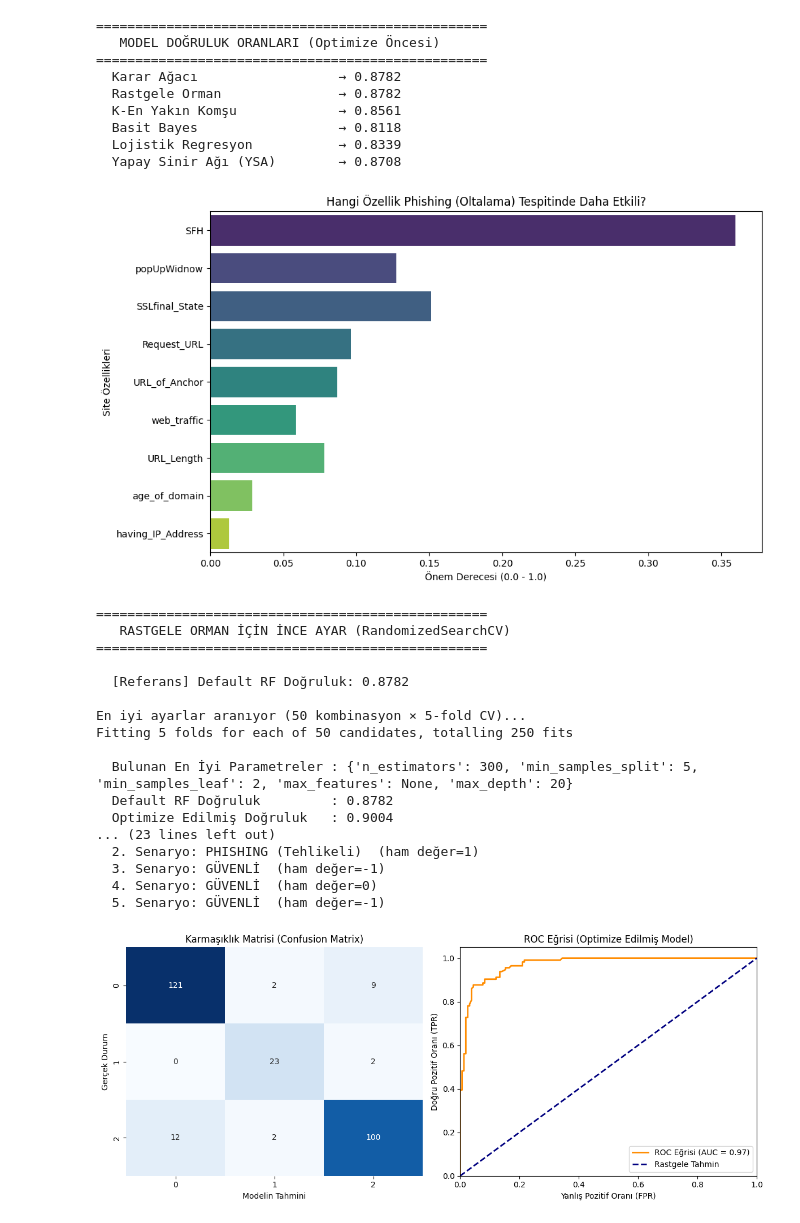
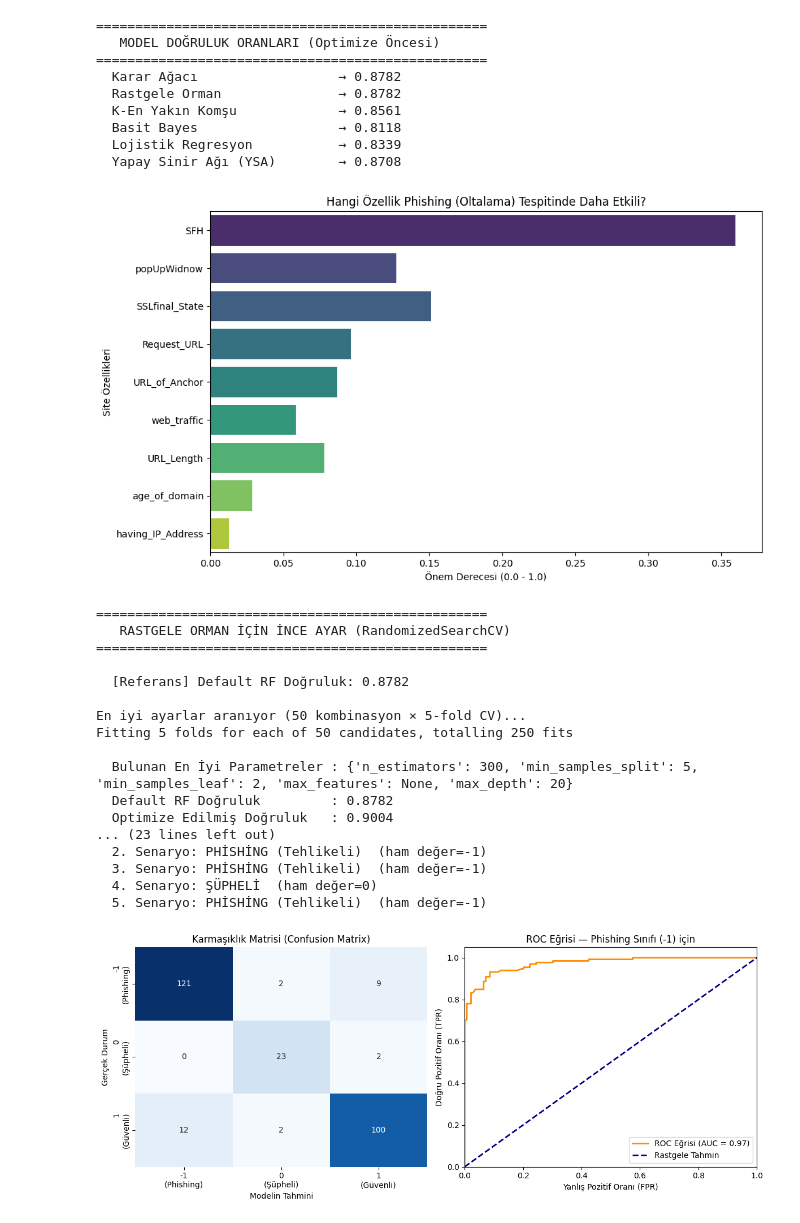
Before and after one commit to MHKayahan/Veri-Bilimine-Giris-2025-2026-Proje--Website-Phishing-, a Jupyter notebook: src/VeriBilimineGirisProje.ipynb, the cells around one changed output. Drawn from its saved outputs; the diff is of its cells as text; code cells hidden in the pictures.

```diff
--- a/src/VeriBilimineGirisProje.ipynb
+++ b/src/VeriBilimineGirisProje.ipynb
@@ -81,11 +81,9 @@ print("\n" + "="*50)
 print("   RASTGELE ORMAN İÇİN İNCE AYAR (RandomizedSearchCV)")
 print("="*50)
 
-# ── Default modelin doğruluğunu referans olarak kaydet
 default_acc = accuracy_score(y_test, rf_model.predict(X_test))
 print(f"\n  [Referans] Default RF Doğruluk: {default_acc:.4f}")
 
-# ── Genişletilmiş parametre uzayı
 param_dist = {
     'n_estimators':      [50, 100, 200, 300, 500],
     'max_depth':         [None, 5, 10, 20, 30],
@@ -97,7 +95,7 @@ param_dist = {
 rf_random = RandomizedSearchCV(
     estimator=RandomForestClassifier(random_state=42),
     param_distributions=param_dist,
-    n_iter=50,        # 50 farklı kombinasyonu dene
+    n_iter=50,
     cv=5,
     n_jobs=-1,
     random_state=42,
@@ -116,7 +114,6 @@ print(f"  Default RF Doğruluk         : {default_acc:.4f}")
 print(f"  Optimize Edilmiş Doğruluk   : {optimized_accuracy:.4f}")
 print(f"  Kazanım                     : {(optimized_accuracy - default_acc):+.4f}")
 
-
 #  VERİ SETİNİN İLK 5 SATIRI
 print("\nVeri Setinin İlk 5 Satırı:")
 print(df.head())
@@ -127,38 +124,50 @@ print("   SENTETİK VERİ TESTİ")
 print("="*50)
 
 sentetik_veriler = [
-    [1,  1,  1,  1,  1,  1,  1,  1,  1],   # Tüm özellikler phishing
-    [-1, -1, -1, -1, -1, -1, -1, -1, -1],  # Tüm özellikler güvenli
-    [1,  -1, -1, 1,  0, -1,  1,  1,  0],   # Karışık
-    [0,   0,  0,  0,  0,  0,  0,  0,  0],  # Hepsi şüpheli
-    [1,   1, -1,  1,  1,  1,  1,  1,  1],  # Büyük çoğunluk phishing
+    [-1, -1, -1, -1, -1, -1, -1, -1, -1],  # Tüm özellikler phishing sinyali
+    [ 1,  1,  1,  1,  1,  1,  1,  1,  1],  # Tüm özellikler güvenli sinyali
+    [ 1, -1, -1,  1,  0, -1,  1,  1,  0],  # Karışık
+    [ 0,  0,  0,  0,  0,  0,  0,  0,  0],  # Hepsi şüpheli
+    [ 1,  1, -1,  1,  1,  1,  1,  1,  1],  # Büyük çoğunluk güvenli sinyali
 ]
+
+etiket_map = {-1: "PHİSHİNG (Tehlikeli)", 0: "ŞÜPHELİ", 1: "GÜVENLİ"}
 
 sentetik_df = pd.DataFrame(sentetik_veriler, columns=X.columns)
 sentetik_tahminler = best_rf_model.predict(sentetik_df)
 
 print("\nSentetik Siteler İçin Tahminler:")
 for i, tahmin in enumerate(sentetik_tahminler):
-    sonuc = "PHISHING (Tehlikeli)" if tahmin == 1 else "GÜVENLİ"
+    sonuc = etiket_map[tahmin]
     print(f"  {i+1}. Senaryo: {sonuc}  (ham değer={tahmin})")
 
 #  KARMAŞIKLIK MATRİSİ + ROC EĞRİSİ
 plt.figure(figsize=(12, 5))
 
 # ── Sol: Confusion Matrix
+#Eksende -1, 0, 1 göster (sklearn otomatik 0,1,2 yazar)
 plt.subplot(1, 2, 1)
-cm = confusion_matrix(y_test, optimized_predictions)
-sns.heatmap(cm, annot=True, fmt="d", cmap="Blues", cbar=False)
+classes_sorted = sorted(best_rf_model.classes_)  # [-1, 0, 1]
+cm = confusion_matrix(y_test, optimized_predictions, labels=classes_sorted)
+sns.heatmap(
+    cm,
+    annot=True,
+    fmt="d",
+    cmap="Blues",
+    cbar=False,
+    xticklabels=[f"{c}\n({'Phishing' if c==-1 else 'Şüpheli' if c==0 else 'Güvenli'})" for c in classes_sorted],
+    yticklabels=[f"{c}\n({'Phishing' if c==-1 else 'Şüpheli' if c==0 else 'Güvenli'})" for c in classes_sorted]
+)
 plt.title("Karmaşıklık Matrisi (Confusion Matrix)")
 plt.xlabel("Modelin Tahmini")
 plt.ylabel("Gerçek Durum")
 
-# ── Sağ: ROC Eğrisi
+# ── Sağ: ROC Eğrisi — Phishing sınıfı (-1) için
 plt.subplot(1, 2, 2)
 
 classes = list(best_rf_model.classes_)
-# Hedef sınıf olarak "1" (phishing) kullan; yoksa son sınıfı al
-target_class = 1 if 1 in classes else classes[-1]
+#Hedef sınıf -1 (Phishing)
+target_class = -1 if -1 in classes else classes[0]
 target_idx   = classes.index(target_class)
 
 y_prob        = best_rf_model.predict_proba(X_test)[:, target_idx]
@@ -175,37 +184,37 @@ plt.xlim([0.0, 1.0])
 plt.ylim([0.0, 1.05])
 plt.xlabel('Yanlış Pozitif Oranı (FPR)')
 plt.ylabel('Doğru Pozitif Oranı (TPR)')
-plt.title('ROC Eğrisi (Optimize Edilmiş Model)')
+plt.title('ROC Eğrisi — Phishing Sınıfı (-1) için')
 plt.legend(loc="lower right")
 
 plt.tight_layout()
 plt.show()
 # %% [output]
 ==================================================
    MODEL DOĞRULUK ORANLARI (Optimize Öncesi)
 ==================================================
   Karar Ağacı                  → 0.8782
   Rastgele Orman               → 0.8782
   K-En Yakın Komşu             → 0.8561
   Basit Bayes                  → 0.8118
   Lojistik Regresyon           → 0.8339
   Yapay Sinir Ağı (YSA)        → 0.8708
 [figure]
 ==================================================
    RASTGELE ORMAN İÇİN İNCE AYAR (RandomizedSearchCV)
 ==================================================
 
   [Referans] Default RF Doğruluk: 0.8782
 
 En iyi ayarlar aranıyor (50 kombinasyon × 5-fold CV)...
 Fitting 5 folds for each of 50 candidates, totalling 250 fits
 
   Bulunan En İyi Parametreler : {'n_estimators': 300, 'min_samples_split': 5, 'min_samples_leaf': 2, 'max_features': None, 'max_depth': 20}
   Default RF Doğruluk         : 0.8782
   Optimize Edilmiş Doğruluk   : 0.9004
 ... (23 lines left out)
-  2. Senaryo: PHISHING (Tehlikeli)  (ham değer=1)
-  3. Senaryo: GÜVENLİ  (ham değer=-1)
-  4. Senaryo: GÜVENLİ  (ham değer=0)
-  5. Senaryo: GÜVENLİ  (ham değer=-1)
+  2. Senaryo: PHİSHİNG (Tehlikeli)  (ham değer=-1)
+  3. Senaryo: PHİSHİNG (Tehlikeli)  (ham değer=-1)
+  4. Senaryo: ŞÜPHELİ  (ham değer=0)
+  5. Senaryo: PHİSHİNG (Tehlikeli)  (ham değer=-1)
-[figure, old version]
+[figure, new version]
```
